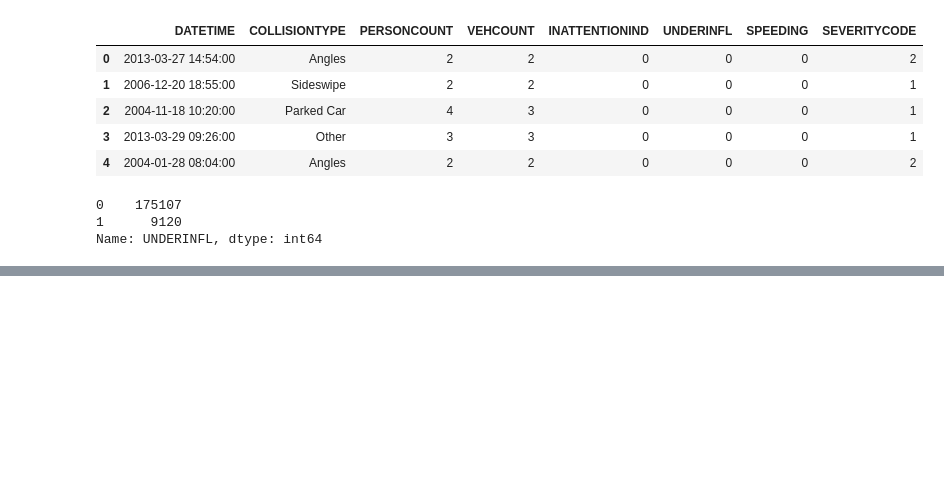
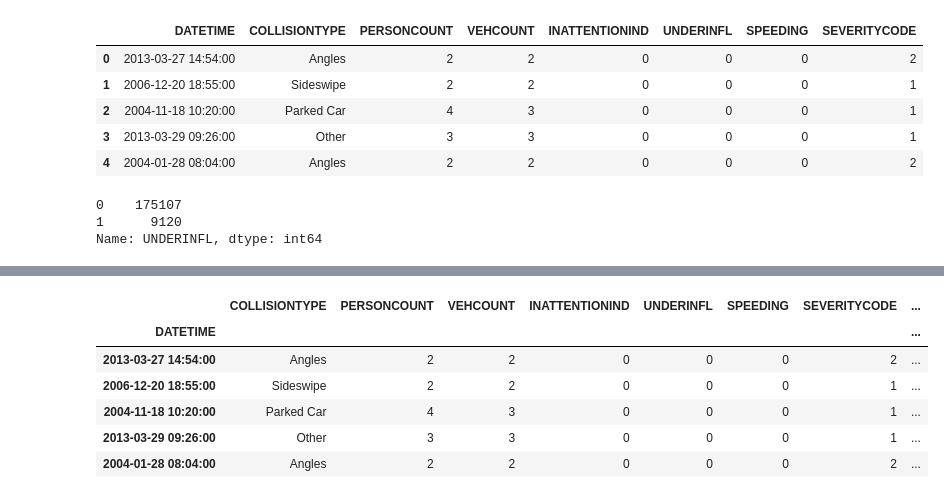
Before and after one commit to samjsteffes/Coursera_Capstone, a Jupyter notebook: capstone_modeling.ipynb, the cells around one changed output, grey strips where cells are left out. Saved outputs shown, nothing was run; the diff lists cells and outputs as text; code cells hidden in the pictures; blank space fills up the shorter version.

```diff
--- a/capstone_modeling.ipynb
+++ b/capstone_modeling.ipynb
@@ -317,0 +338,13 @@ df.head()
+# %%
+#lets remove these samples... first we need to set the index to the DATETIME column, then we can make use of the
+#between_times method
+df.set_index('DATETIME',inplace=True)
+df.head()
+# %% [output]
+|  | COLLISIONTYPE | PERSONCOUNT | VEHCOUNT | INATTENTIONIND | UNDERINFL | SPEEDING | SEVERITYCODE | ... |
+| DATETIME |  |  |  |  |  |  |  | ... |
+| 2013-03-27 14:54:00 | Angles | 2 | 2 | 0 | 0 | 0 | 2 | ... |
+| 2006-12-20 18:55:00 | Sideswipe | 2 | 2 | 0 | 0 | 0 | 1 | ... |
+| 2004-11-18 10:20:00 | Parked Car | 4 | 3 | 0 | 0 | 0 | 1 | ... |
+| 2013-03-29 09:26:00 | Other | 3 | 3 | 0 | 0 | 0 | 1 | ... |
+| 2004-01-28 08:04:00 | Angles | 2 | 2 | 0 | 0 | 0 | 2 | ... |
```
Also changed, not shown: parts of 35 cells of this notebook, 1 other file.
